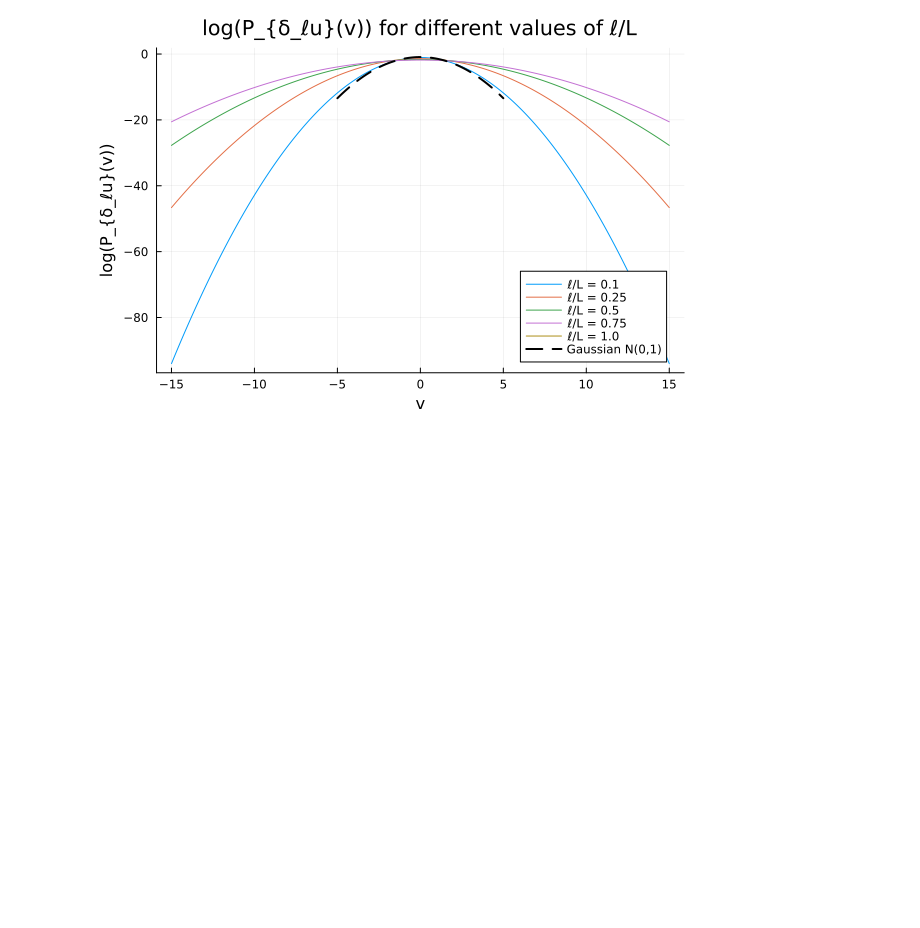
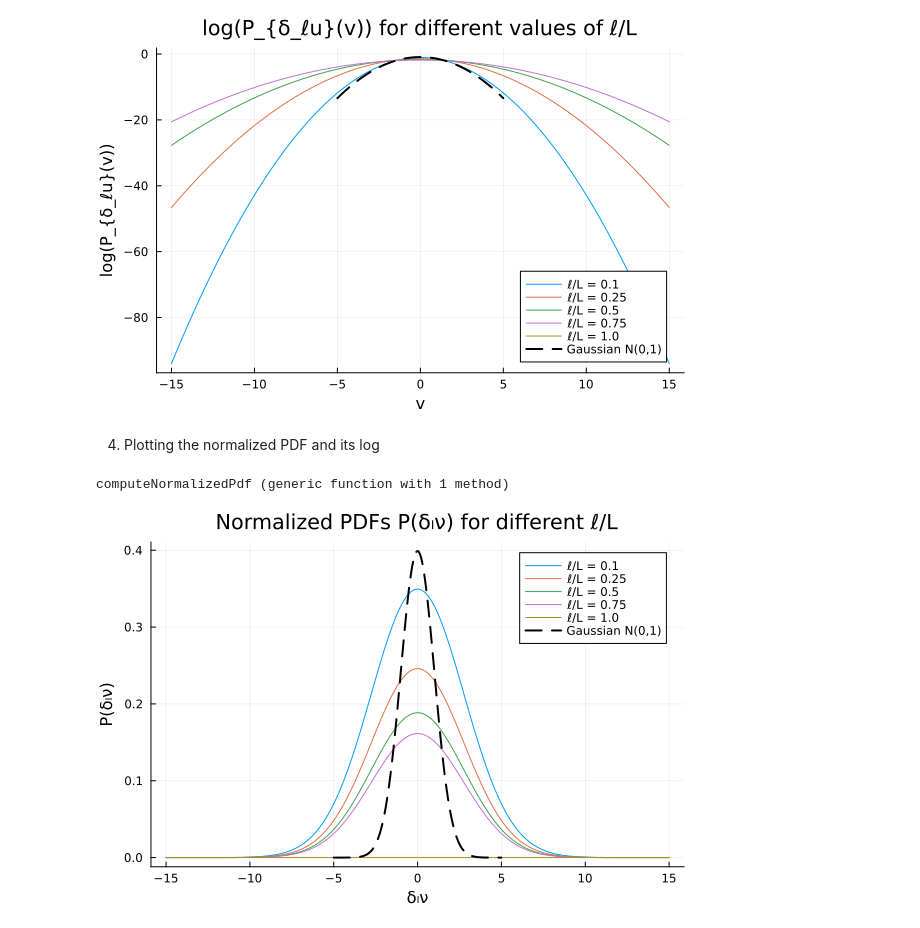
Before and after one commit to pleflohic/turbulence-velocity-increments, a Jupyter notebook: notebook.ipynb, the cells around one changed output. Cells and saved outputs as stored; diff of their text form; code cells hidden in the pictures; blank space fills up the shorter version.

Commit message:
added the normalized pdf plots

```diff
--- a/notebook.ipynb
+++ b/notebook.ipynb
@@ -143,3 +143,52 @@ plot!(p1, v_gauss, logP_gauss, label = "Gaussian N(0,1)", lw = 2, ls = :dash, co
 display(p1)
 # %% [output]
 [figure]
+# %% [markdown]
+4. Plotting the normalized PDF and its log
+# %%
+# Fonction pour calculer la PDF normalisée
+function computeNormalizedPdf(l, nu; tol=1e-10, maxiter=100)
+    # Calculer le facteur de normalisation
+    normFactor = (L/l)^(c1 + 2*c2)
+
+    # Convertir de nu à u
+    u = nu / normFactor
+
+    # Utiliser la fonction existante avec u
+    return compute_P_δlu_of_v(l, u, tol=tol, maxiter=maxiter)
+end
+# %% [output]
+computeNormalizedPdf (generic function with 1 method)
+# %%
+
+# Plot de la PDF normalisée
+using Plots
+
+# Définir les valeurs de l
+l_values = [0.10 * L, 0.25 * L, 0.5 * L, 0.75 * L, L]
+
+# Définir les valeurs de nu (incrément normalisé)
+nu_values = -15.0:0.01:15
+
+# Créer le plot pour la PDF normalisée
+p_norm = plot(title="Normalized PDFs P(δₗν) for different ℓ/L",
+              xlabel="δₗν",
+              ylabel="P(δₗν)",
+              lw=2)
+
+# Boucle sur chaque l et plot de la PDF normalisée correspondante
+for l in l_values
+    P_values = [computeNormalizedPdf(l, nu) for nu in nu_values]
+    plot!(p_norm, nu_values, P_values, label="ℓ/L = $(round(l/L, digits=2))")
+end
+
+# Ajouter une Gaussienne standard pour référence
+using Distributions
+gauss = Normal(0, 1)
+nu_gauss = -5.0:0.01:5
+P_gauss = pdf.(gauss, nu_gauss)
+plot!(p_norm, nu_gauss, P_gauss, label="Gaussian N(0,1)", lw=2, ls=:dash, color=:black)
+
+display(p_norm)
+# %% [output]
+[figure, added]
```
Also changed, not shown: parts of 1 cell of this notebook.
